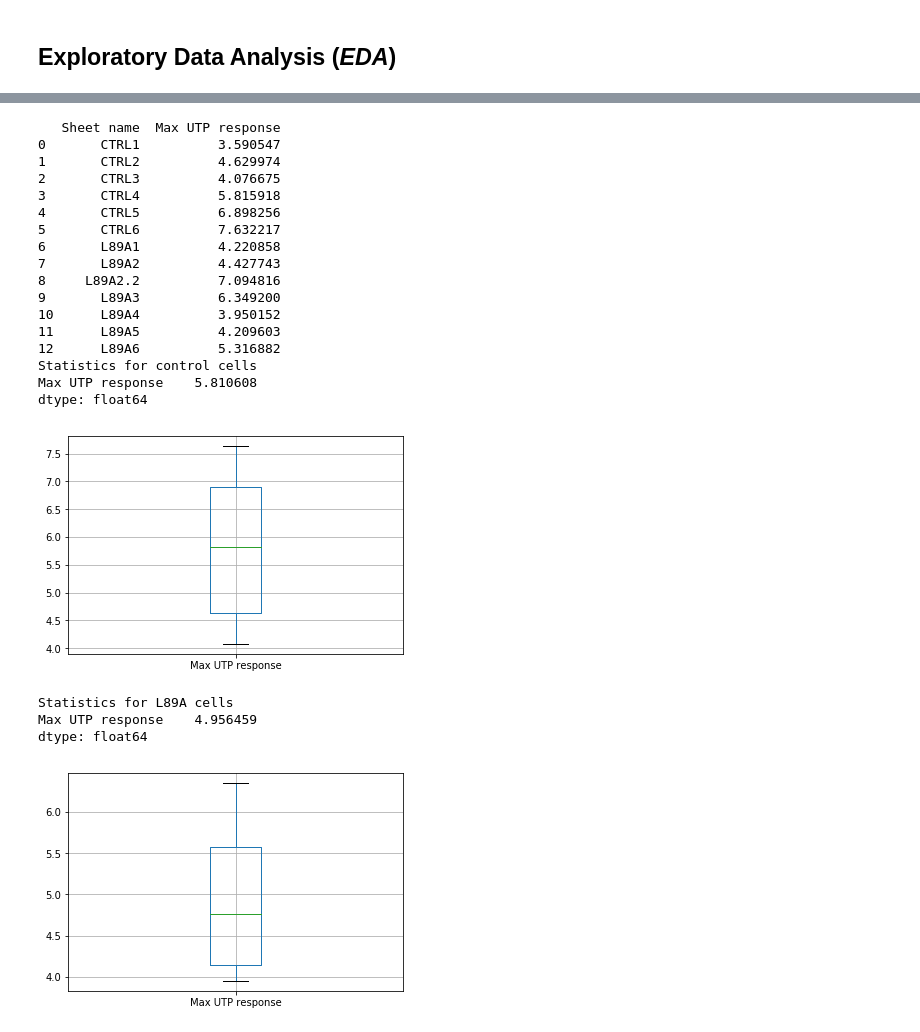
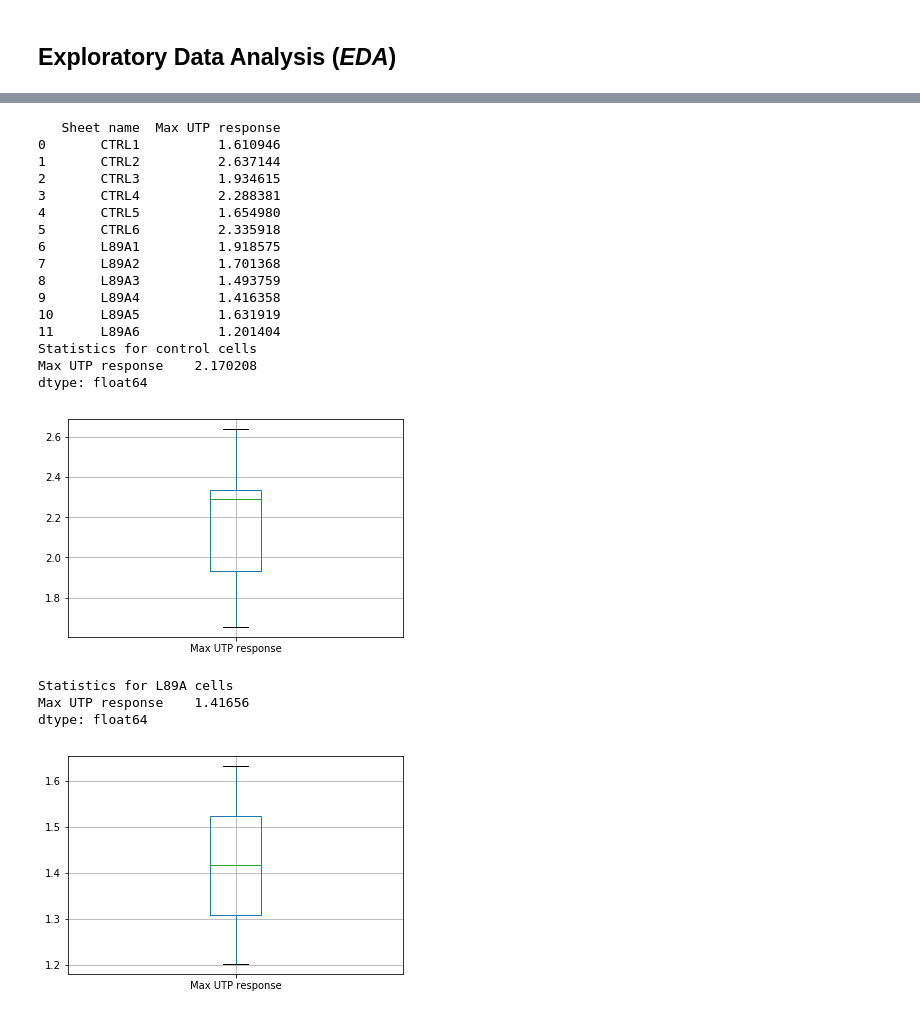
Before and after one commit to LienDNguyen/calcium_imaging, a Jupyter notebook: code/20180914_calcium_imaging_analysis.ipynb, the cells around one changed output, grey strips where cells are left out. Cells and saved outputs as stored; diff of their text form; code cells hidden in the pictures.

```diff
--- a/code/20180914_calcium_imaging_analysis.ipynb
+++ b/code/20180914_calcium_imaging_analysis.ipynb
@@ -47,7 +47,7 @@ and the file name in the following import statements.
 # Import excel file as a `pandas.ExcelFile' object (which basically has all sub-sheets in a big container!)
 # also, only import 1302 rows
 number_of_rows = 1302
-ca_data = pd.ExcelFile('../assets/2018September11_23h49min14s_sorted_transformed_data.xlsx', nrows=number_of_rows)
+ca_data = pd.ExcelFile('../assets/2018-09-15 stable MB231 WT L89A 3 uM UTP Ca2+ free sorted.xlsx', nrows=number_of_rows)
 # %% [markdown]
 ## Functions
 
@@ -140,9 +174,11 @@ calc_response_rate(df=ca_data, threshold=1.2, utp_range=(40, 480), verbose=False
 d = {}
 sheetnames = ca_data.sheet_names.copy()
 sheetnames.sort()
+utp_range=(40,480)
 for sheetname in sheetnames:
     # print("Sheet: {}".format(name))
-    temp = pd.read_excel(ca_data, sheetname).max()
+    df_select = pd.read_excel(ca_data, sheetname)[utp_range[0]:utp_range[1]]
+    temp = df_select.max()
     d[sheetname] = temp
     if PLOT:
         pd.DataFrame(d).boxplot(figsize=(10,10))
@@ -151,40 +187,41 @@ for sheetname in sheetnames:
 # %%
 # Find max UTP response for each group & plot (no threshold so far)
 sheetnames = ca_data.sheet_names.copy()
 sheetnames.sort()
 appended_data = []
+utp_range=(40,480)
 for sheetname in sheetnames:
-    temp = pd.read_excel(ca_data, sheetname).max()
+    df_select = pd.read_excel(ca_data, sheetname)[utp_range[0]:utp_range[1]]
+    temp = df_select.max()
     d = {'Sheet name':[sheetname], 'Max UTP response':[temp.mean()]}
     d_utp_max = pd.DataFrame(d)
     # print(d_utp_max)
     appended_data.append(d_utp_max)
 appended_data = pd.concat(appended_data,ignore_index=True)
 print(appended_data)
 
 if PLOT:
     appended_data.loc[1:5].boxplot()
     print('Statistics for control cells')
     print(appended_data.loc[1:5].mean())
 # %% [output]
    Sheet name  Max UTP response
-0       CTRL1          3.590547
-1       CTRL2          4.629974
-2       CTRL3          4.076675
-3       CTRL4          5.815918
-4       CTRL5          6.898256
-5       CTRL6          7.632217
-6       L89A1          4.220858
-7       L89A2          4.427743
-8     L89A2.2          7.094816
-9       L89A3          6.349200
-10      L89A4          3.950152
-11      L89A5          4.209603
-12      L89A6          5.316882
+0       CTRL1          1.610946
+1       CTRL2          2.637144
+2       CTRL3          1.934615
+3       CTRL4          2.288381
+4       CTRL5          1.654980
+5       CTRL6          2.335918
+6       L89A1          1.918575
+7       L89A2          1.701368
+8       L89A3          1.493759
+9       L89A4          1.416358
+10      L89A5          1.631919
+11      L89A6          1.201404
 Statistics for control cells
-Max UTP response    5.810608
+Max UTP response    2.170208
 dtype: float64
-[figure, old version]
+[figure, new version]
 # %%
 if PLOT:
     print('Statistics for L89A cells')
@@ -192,9 +229,9 @@ if PLOT:
     appended_data.loc[9:12].boxplot()
 # %% [output]
 Statistics for L89A cells
-Max UTP response    4.956459
+Max UTP response    1.41656
 dtype: float64
-[figure, old version]
+[figure, new version]
 # %%
 #(#!/Library/Frameworks/Python.framework/Versions/3.7/bin/python3
 # this example demonstrates how to use regular
```
Also changed, not shown: parts of 7 cells of this notebook.
